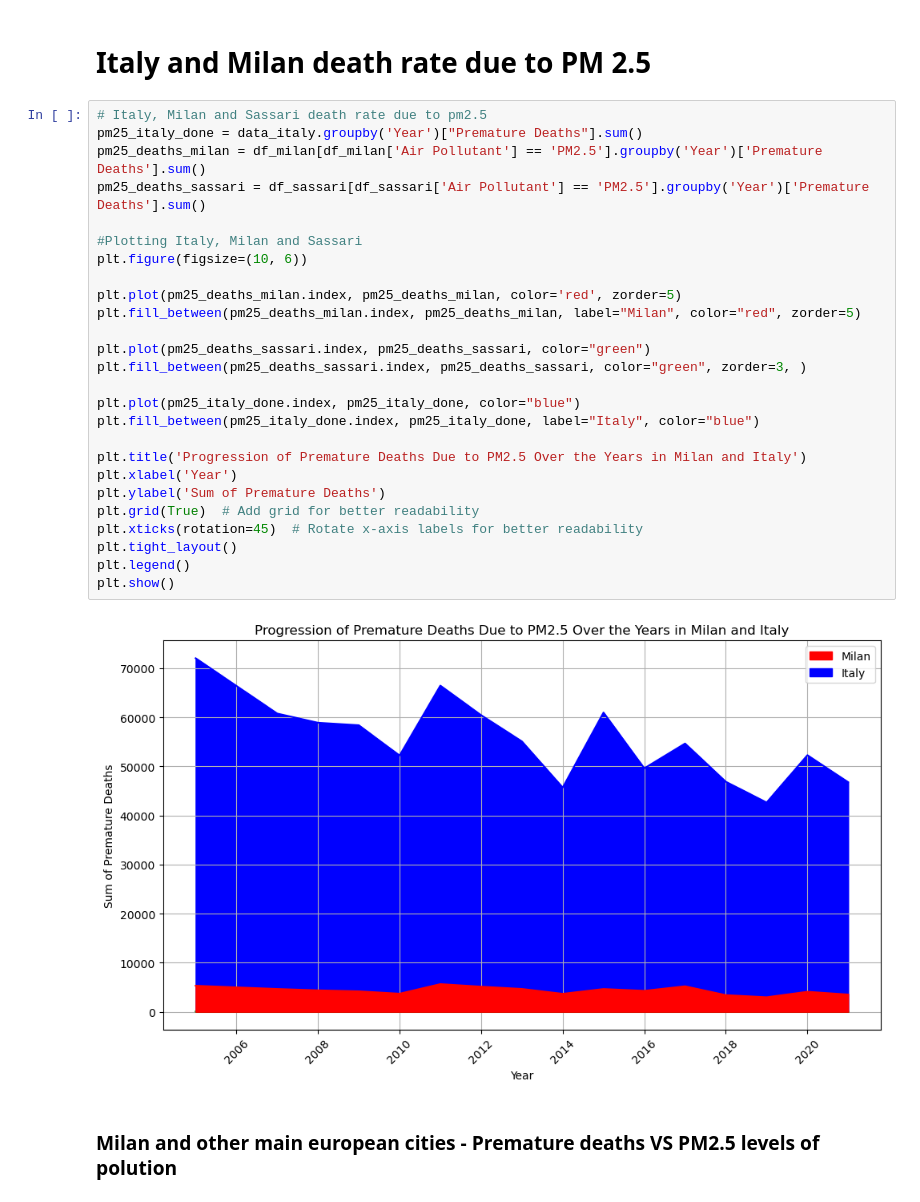
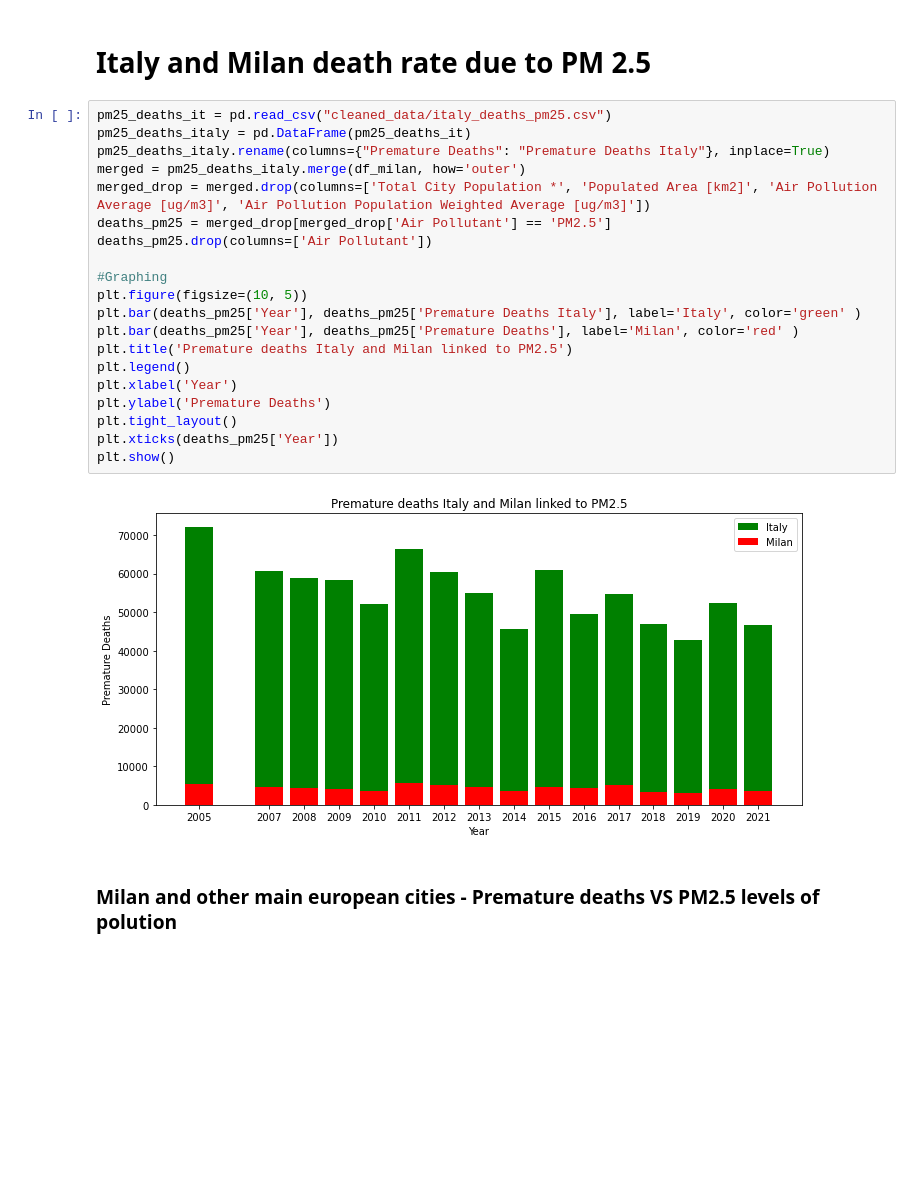
Before and after one commit to nagliskaro/Data-Wrangling-Project, a Jupyter notebook: project_notebook.ipynb, the cells around one changed output. Cells and saved outputs as stored; diff of their text form; blank space fills up the shorter version.

```diff
--- a/project_notebook.ipynb
+++ b/project_notebook.ipynb
@@ -158,34 +158,28 @@ linear_reg(df_sassari, n_pollutants=n_pollutants_milan, city="Milan", pollutants
 [figure]
 # %% [markdown]
 # Italy and Milan death rate due to PM 2.5
-# %%
-# Italy, Milan and Sassari death rate due to pm2.5
-pm25_italy_done = data_italy.groupby('Year')["Premature Deaths"].sum()
-pm25_deaths_milan = df_milan[df_milan['Air Pollutant'] == 'PM2.5'].groupby('Year')['Premature Deaths'].sum()
-pm25_deaths_sassari = df_sassari[df_sassari['Air Pollutant'] == 'PM2.5'].groupby('Year')['Premature Deaths'].sum()
-
-#Plotting Italy, Milan and Sassari
-plt.figure(figsize=(10, 6))
-
-plt.plot(pm25_deaths_milan.index, pm25_deaths_milan, color='red', zorder=5)
-plt.fill_between(pm25_deaths_milan.index, pm25_deaths_milan, label="Milan", color="red", zorder=5)
-
-plt.plot(pm25_deaths_sassari.index, pm25_deaths_sassari, color="green")
-plt.fill_between(pm25_deaths_sassari.index, pm25_deaths_sassari, color="green", zorder=3, )
-
-plt.plot(pm25_italy_done.index, pm25_italy_done, color="blue")
-plt.fill_between(pm25_italy_done.index, pm25_italy_done, label="Italy", color="blue")
-
-plt.title('Progression of Premature Deaths Due to PM2.5 Over the Years in Milan and Italy')
-plt.xlabel('Year')
-plt.ylabel('Sum of Premature Deaths')
-plt.grid(True)  # Add grid for better readability
-plt.xticks(rotation=45)  # Rotate x-axis labels for better readability
-plt.tight_layout()
-plt.legend()
-plt.show()
-# %% [output]
-[figure, removed]
+# %%
+pm25_deaths_it = pd.read_csv("cleaned_data/italy_deaths_pm25.csv")
+pm25_deaths_italy = pd.DataFrame(pm25_deaths_it)
+pm25_deaths_italy.rename(columns={"Premature Deaths": "Premature Deaths Italy"}, inplace=True)
+merged = pm25_deaths_italy.merge(df_milan, how='outer')
+merged_drop = merged.drop(columns=['Total City Population *', 'Populated Area [km2]', 'Air Pollution Average [ug/m3]', 'Air Pollution Population Weighted Average [ug/m3]'])
+deaths_pm25 = merged_drop[merged_drop['Air Pollutant'] == 'PM2.5']
+deaths_pm25.drop(columns=['Air Pollutant'])
+
+#Graphing
+plt.figure(figsize=(10, 5))
+plt.bar(deaths_pm25['Year'], deaths_pm25['Premature Deaths Italy'], label='Italy', color='green' )
+plt.bar(deaths_pm25['Year'], deaths_pm25['Premature Deaths'], label='Milan', color='red' )
+plt.title('Premature deaths Italy and Milan linked to PM2.5')
+plt.legend()
+plt.xlabel('Year')
+plt.ylabel('Premature Deaths')
+plt.tight_layout()
+plt.xticks(deaths_pm25['Year'])
+plt.show()
+# %% [output]
+[figure, added]
 # %% [markdown]
 ### Milan and other main european cities - Premature deaths VS PM2.5 levels of polution
 # %%
```
